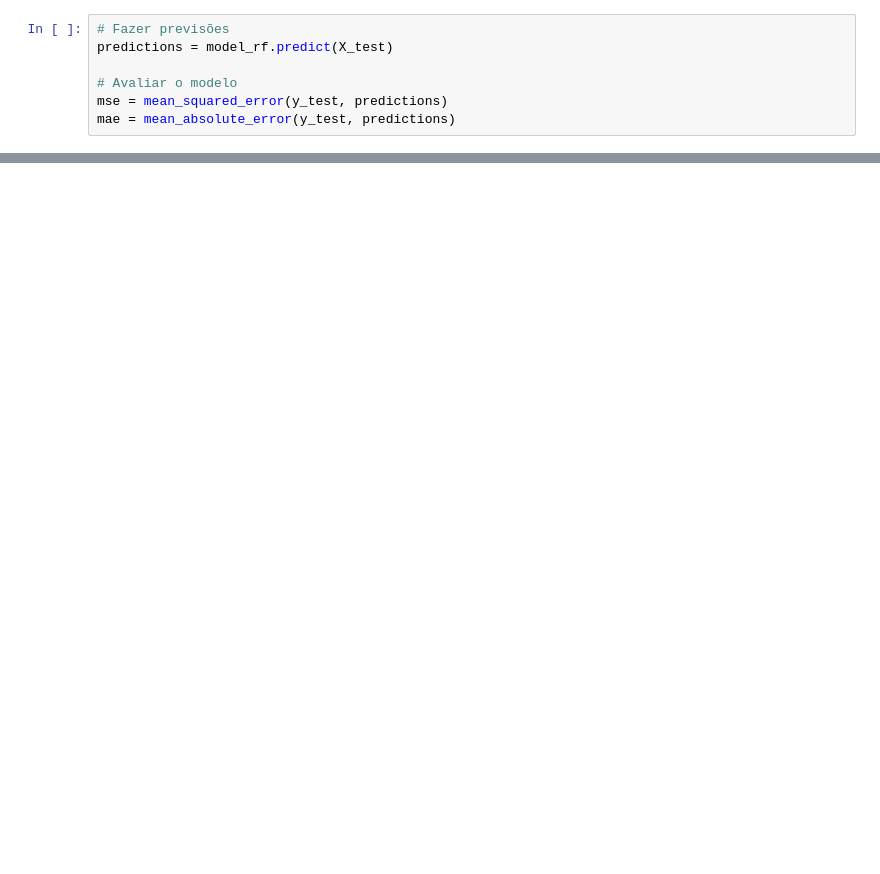
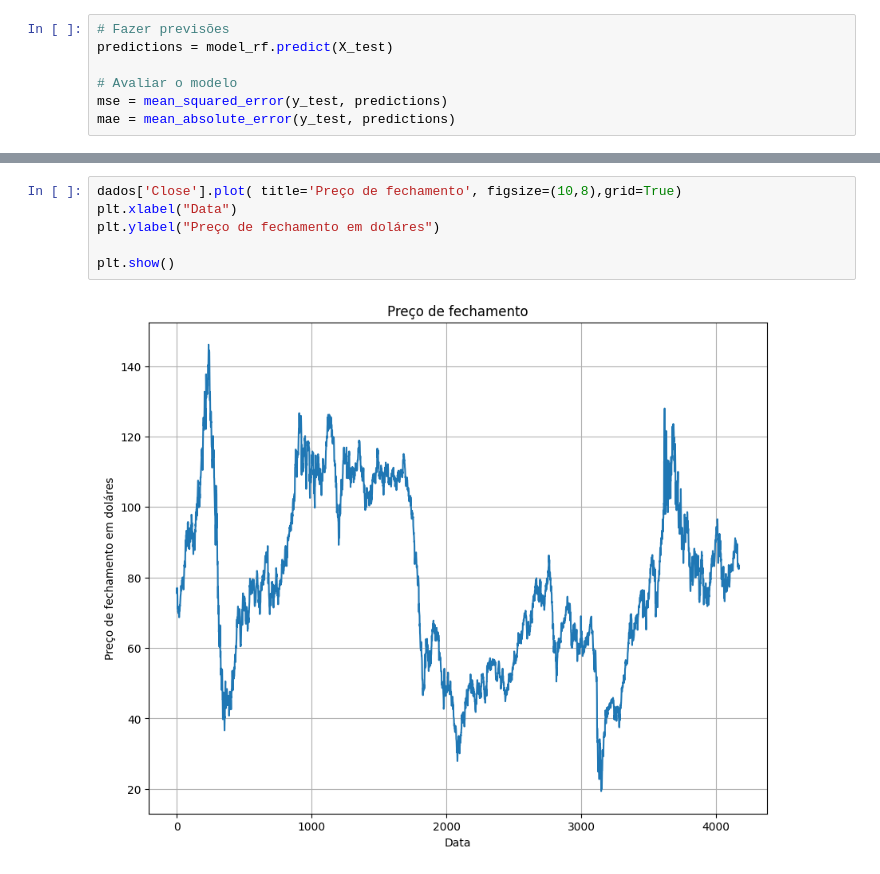
Before and after one commit to Monique14041980/dtat-brent-price, a Jupyter notebook: Modulo04v04_ipea.ipynb, the cells around one changed output, grey strips where cells are left out. Drawn from its saved outputs; the diff is of its cells as text; blank space fills up the shorter version.

```diff
--- a/Modulo04v04_ipea.ipynb
+++ b/Modulo04v04_ipea.ipynb
@@ -395,0 +611,8 @@ plt.show()
+# %%
+dados['Close'].plot( title='Preço de fechamento', figsize=(10,8),grid=True)
+plt.xlabel("Data")
+plt.ylabel("Preço de fechamento em doláres")
+
+plt.show()
+# %% [output]
+[figure, added]
```
Also changed, not shown: parts of 57 cells of this notebook, 5 other files.
